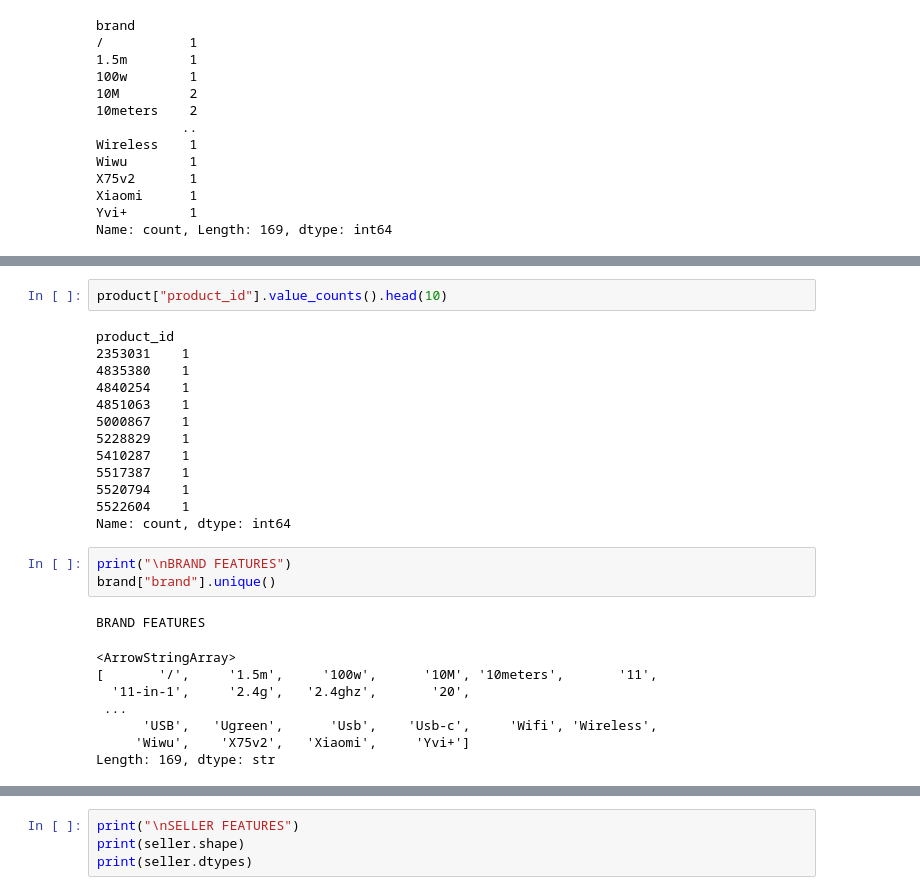
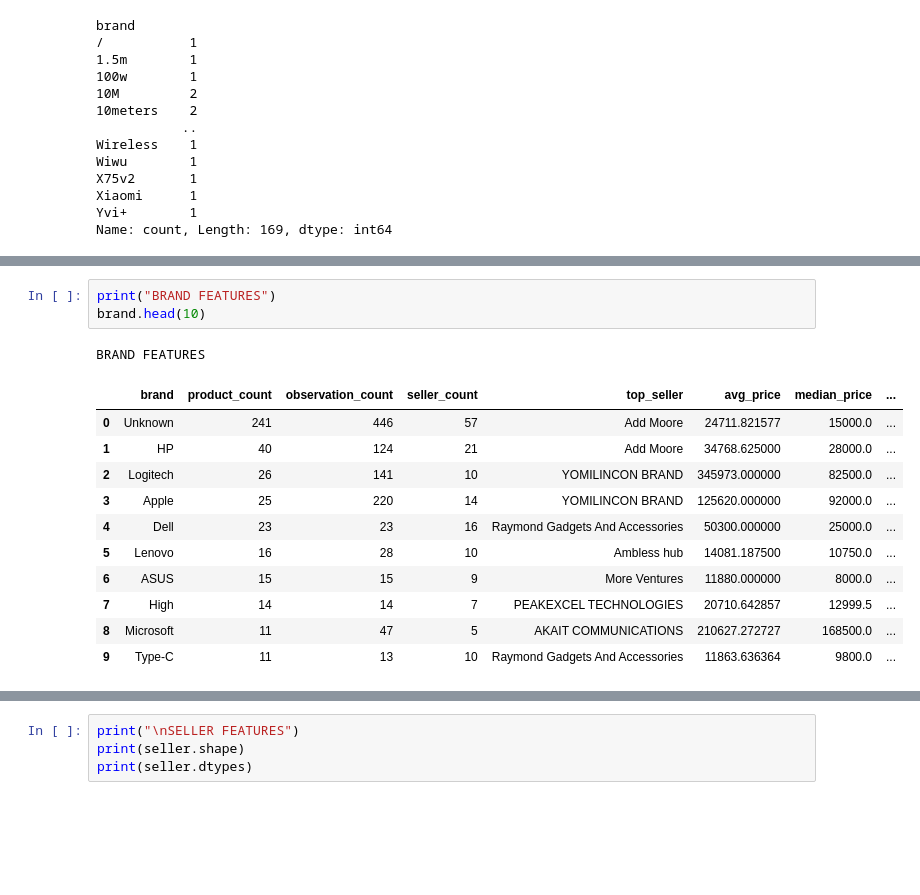
Before and after one commit to CKohwo/ADIP-Intelligence-lab, a Jupyter notebook: eda_notebook/feature_engineering.ipynb, the cells around one changed output, grey strips where cells are left out. Saved outputs shown, nothing was run; the diff lists cells and outputs as text; blank space fills up the shorter version.

```diff
--- a/eda_notebook/feature_engineering.ipynb
+++ b/eda_notebook/feature_engineering.ipynb
@@ -176,30 +155,19 @@ Name: count, dtype: int64
-# %%
-product["product_id"].value_counts().head(10)
-# %% [output]
-product_id
-2353031    1
-4835380    1
-4840254    1
-4851063    1
-5000867    1
-5228829    1
-5410287    1
-5517387    1
-5520794    1
-5522604    1
-Name: count, dtype: int64
-# %%
-print("\nBRAND FEATURES")
-brand["brand"].unique()
-# %% [output]
-BRAND FEATURES
-<ArrowStringArray>
-[       '/',     '1.5m',     '100w',      '10M', '10meters',       '11',
-  '11-in-1',     '2.4g',   '2.4ghz',       '20',
- ...
-      'USB',   'Ugreen',      'Usb',    'Usb-c',     'Wifi', 'Wireless',
-     'Wiwu',    'X75v2',   'Xiaomi',     'Yvi+']
-Length: 169, dtype: str
+# %%
+print("BRAND FEATURES")
+brand.head(10)
+# %% [output]
+BRAND FEATURES
+|  | brand | product_count | observation_count | seller_count | top_seller | avg_price | median_price | ... |
+| 0 | Unknown | 241 | 446 | 57 | Add Moore | 24711.821577 | 15000.0 | ... |
+| 1 | HP | 40 | 124 | 21 | Add Moore | 34768.625000 | 28000.0 | ... |
+| 2 | Logitech | 26 | 141 | 10 | YOMILINCON BRAND | 345973.000000 | 82500.0 | ... |
+| 3 | Apple | 25 | 220 | 14 | YOMILINCON BRAND | 125620.000000 | 92000.0 | ... |
+| 4 | Dell | 23 | 23 | 16 | Raymond Gadgets And Accessories | 50300.000000 | 25000.0 | ... |
+| 5 | Lenovo | 16 | 28 | 10 | Ambless hub | 14081.187500 | 10750.0 | ... |
+| 6 | ASUS | 15 | 15 | 9 | More Ventures | 11880.000000 | 8000.0 | ... |
+| 7 | High | 14 | 14 | 7 | PEAKEXCEL TECHNOLOGIES | 20710.642857 | 12999.5 | ... |
+| 8 | Microsoft | 11 | 47 | 5 | AKAIT COMMUNICATIONS | 210627.272727 | 168500.0 | ... |
+| 9 | Type-C | 11 | 13 | 10 | Raymond Gadgets And Accessories | 11863.636364 | 9800.0 | ... |
 # %%
 print(brand.shape)
 print(brand.dtypes)
```
Also changed, not shown: parts of 5 cells of this notebook, 7 other files.
